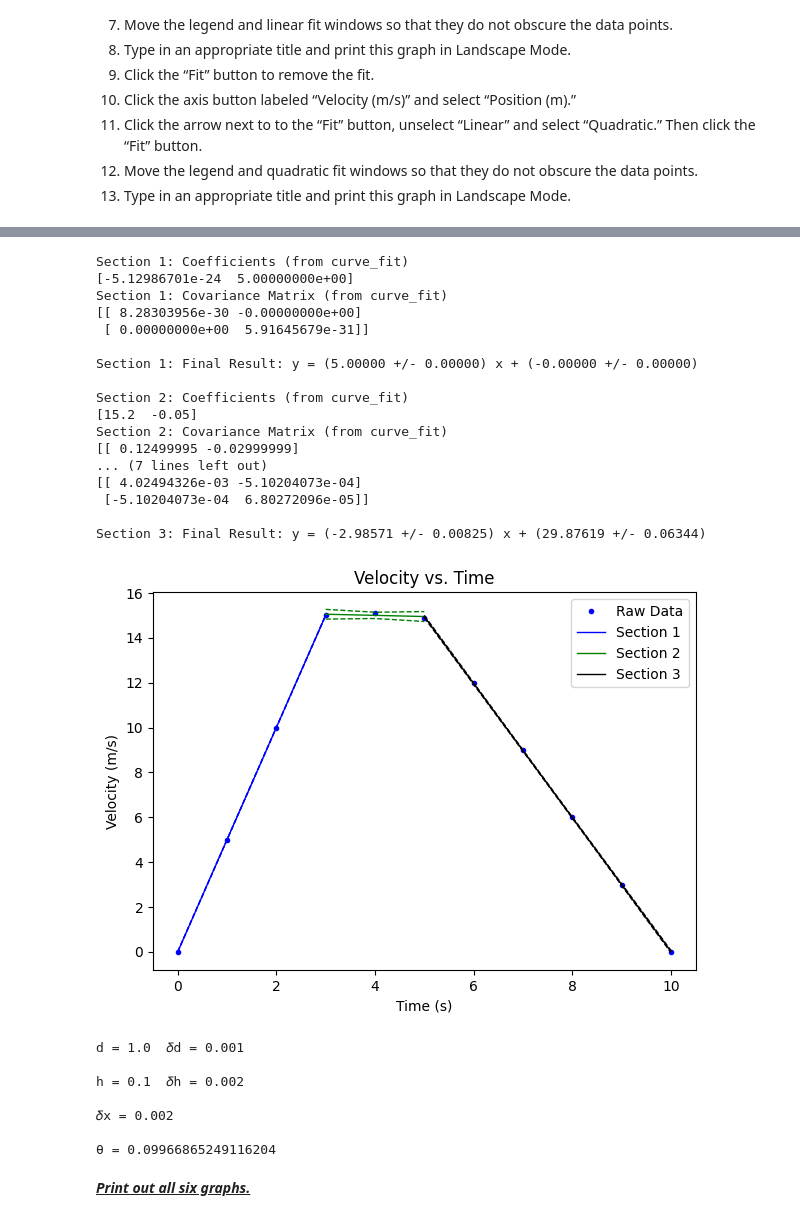
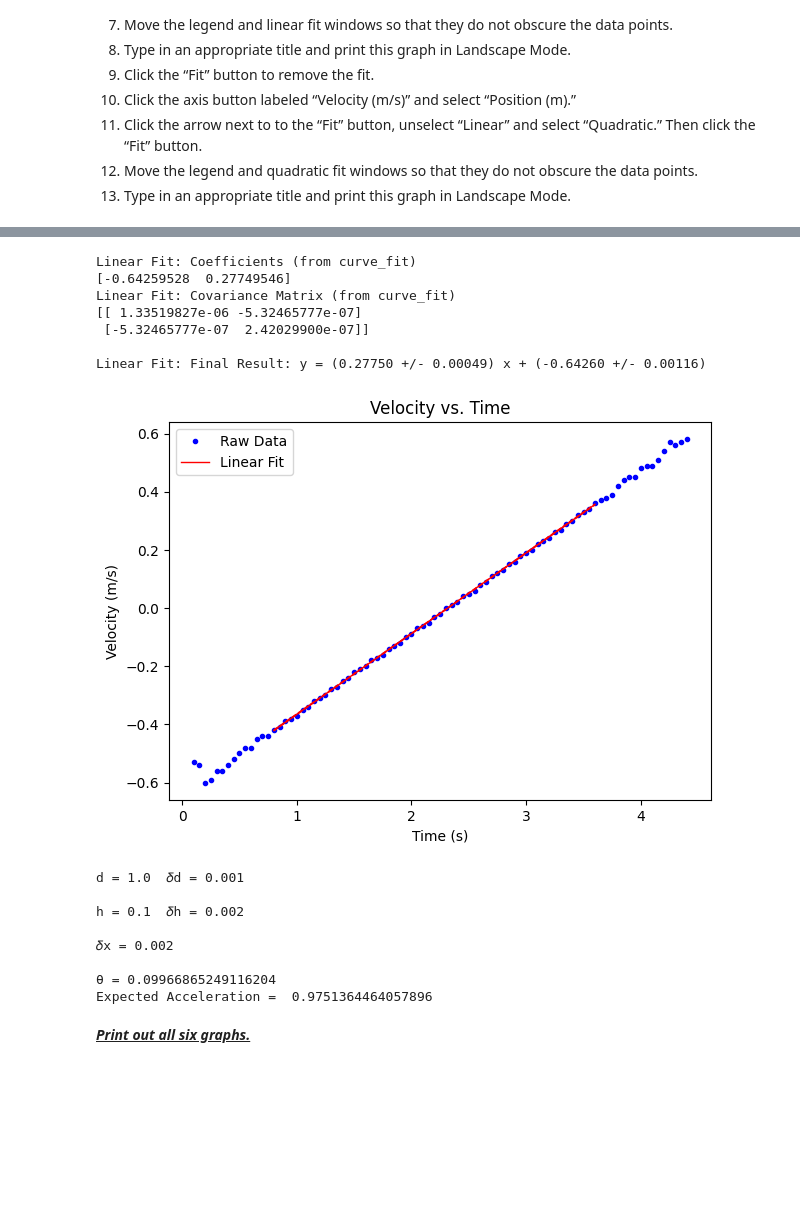
Before and after one commit to nmack21/PhysicsLabs, a Jupyter notebook: PHYS201/Lab2.ipynb, the cells around one changed output, grey strips where cells are left out. Drawn from its saved outputs; the diff is of its cells as text; code cells hidden in the pictures; blank space fills up the shorter version.

```diff
--- a/PHYS201/Lab2.ipynb
+++ b/PHYS201/Lab2.ipynb
@@ -520,17 +520,9 @@ Section 3: Final Result: y = (-0.00352 +/- 0.00317) x + (-0.85480 +/- 0.13620)
 # %%
 # Position vs. Time Graph (accelerated)
 
-# Reads the name of the csv file and gets the data
-df = pd.read_csv("./ExampleFiles/Position vs Time test.csv")
-
-# Prints information about the file
-#df.info()
-
-print("")
-
 # Defines the x and y values
-time = df.filter(['Time (s)'], axis=1).dropna()
-position = df.filter(['Position (m)'], axis=1).dropna()
+time = df.filter(['Time (s) Run #1'], axis=1).dropna()
+position = df.filter(['Position (m) Run #1'], axis=1).dropna()
 
 # Create a figure of reasonable size and resolution, white background, black edge color
 fig=plt.figure(figsize=(7,5), dpi= 100, facecolor='w', edgecolor='k')
@@ -538,19 +530,19 @@ fig=plt.figure(figsize=(7,5), dpi= 100, facecolor='w', edgecolor='k')
 # Gets the data values for x and y
 x_data = time.values.reshape(-1, 1)
 y_data = position.values.reshape(-1, 1)
-xi = df['Time (s)'].to_numpy()
-yi = df['Position (m)'].to_numpy()
+xi = df['Time (s) Run #1'].to_numpy()
+yi = df['Position (m) Run #1'].to_numpy()
 
 # Creates the base plot with titles
 # df.plot(x='Time (s)', y='Position (m)', kind ='scatter')
-plt.plot(x_data,y_data,'b.',label='Raw Data')
+plt.errorbar(x_data,y_data,Delta_t,Delta_x,'b.',label='Raw Data')
 plt.ylabel('Position (m)')
 plt.xlabel('Time (s)')
 plt.title('Position vs. Time')
 
 # Takes the x and y values to make a trendline
 #intercept, slope = linear_fit_plot(x_data,y_data)
-intercept, slope, dintercept, dslope = linear_fit_plot_errors(xi,yi,linestring='g-')
+#intercept, slope, dintercept, dslope = linear_fit_plot_errors(xi,yi,linestring='g-')
 
 # Adds the legend to the plot
 plt.legend()
@@ -571,71 +556,48 @@ Linear Fit: Final Result: y = (80.32143 +/- 0.86999) x + (-0.82143 +/- 3.13681)
 # %%
 # Velocity vs. Time Graph (Accelerated Motion)
 
-# Reads the name of the csv file and gets the data
-df = pd.read_csv("./ExampleFiles/Velocity vs Time test.csv")
-
-# Prints information about the file
-#df.info()
-
-print("")
-
 # Defines the x and y values
-time = df.filter(['Time (s)'], axis=1).dropna()
-velocity = df.filter(['Velocity (m/s)'], axis=1).dropna()
+time = df.filter(['Time (s) Run #1'], axis=1).dropna()
+velocity = df.filter(['Velocity (m/s) Run #1'], axis=1).dropna()
 
 fig=plt.figure(figsize=(7,5), dpi= 100, facecolor='w', edgecolor='k')
 
 # Gets the data values for x and y
 x_data = time.values.reshape(-1, 1)
 y_data = velocity.values.reshape(-1, 1)
-xi = df['Time (s)'].to_numpy()
-yi = df['Velocity (m/s)'].to_numpy()
+xi = df['Time (s) Run #1'].to_numpy()
+yi = df['Velocity (m/s) Run #1'].to_numpy()
 
 # Creates the base plot with titles
 # df.plot(x='Time (s)', y='Position (m)', kind ='scatter')
 plt.plot(x_data,y_data,'b.',label='Raw Data')
 plt.ylabel('Velocity (m/s)')
 plt.xlabel('Time (s)')
 plt.title('Velocity vs. Time')
 
 # Takes the x and y values to make a trendline
 #intercept1, slope1 = linear_fit_plot(x_data,y_data,0.0,3.0)
 #intercept2, slope2 = linear_fit_plot(x_data,y_data,3.0,5.0)
 #intercept3, slope3 = linear_fit_plot(x_data,y_data,5.0,10.0)
 intercept1, slope1, dintercept1, dslope1 = linear_fit_plot_errors(xi,yi,
-                                                                  0.0,3.0,"Section 1",'b-')
-intercept2, slope2, dintercept2, dslope2 = linear_fit_plot_errors(xi,yi,
-                                                                  3.0,5.0,"Section 2",'g-')
-intercept3, slope3, dintercept3, dslope3 = linear_fit_plot_errors(xi,yi,
-                                                                  5.0,10.0,"Section 3",'k-')
-
+                                                                  0.8,3.6,"Linear Fit",'r-')
 
 #Adds the legend to the plot
 plt.legend()
 
 # Displays the plot
 plt.show()
 
 print("")
 # %% [output]
-Section 1: Coefficients (from curve_fit)
-[-5.12986701e-24  5.00000000e+00]
-Section 1: Covariance Matrix (from curve_fit)
-[[ 8.28303956e-30 -0.00000000e+00]
- [ 0.00000000e+00  5.91645679e-31]]
+Linear Fit: Coefficients (from curve_fit)
+[-0.64259528  0.27749546]
+Linear Fit: Covariance Matrix (from curve_fit)
+[[ 1.33519827e-06 -5.32465777e-07]
+ [-5.32465777e-07  2.42029900e-07]]
 
-Section 1: Final Result: y = (5.00000 +/- 0.00000) x + (-0.00000 +/- 0.00000)
-
-Section 2: Coefficients (from curve_fit)
-[15.2  -0.05]
-Section 2: Covariance Matrix (from curve_fit)
-[[ 0.12499995 -0.02999999]
-... (7 lines left out)
-[[ 4.02494326e-03 -5.10204073e-04]
- [-5.10204073e-04  6.80272096e-05]]
-
-Section 3: Final Result: y = (-2.98571 +/- 0.00825) x + (29.87619 +/- 0.06344)
+Linear Fit: Final Result: y = (0.27750 +/- 0.00049) x + (-0.64260 +/- 0.00116)
-[figure, old version]
+[figure, new version]
 # %%
 # Raw Data 4
 
@@ -646,7 +608,7 @@ d = 1.000
 uncertainty_d = 0.001
 
 # The thickness of the 2x4 and the uncertainty in that thickness
-h = .10
+h = .
 uncertainty_h = 0.002
 
 # Your new uncertainty in cart position
@@ -664,6 +626,12 @@ print("")
 print("𝛿x =", uncertainty_x)
 print("")
 print("θ =", theta)
+
+gravity = 9.80
+
+acceleration_theory = gravity*np.sin(theta)
+
+print ("Expected Acceleration = ",acceleration_theory)
 # %% [output]
 d = 1.0  𝛿d = 0.001
 
@@ -672,6 +640,7 @@ h = 0.1  𝛿h = 0.002
 𝛿x = 0.002
 
 θ = 0.09966865249116204
+Expected Acceleration =  0.9751364464057896
 # %% [markdown]
 <u>***Print out all six graphs.***</u>
 # %% [markdown]
```
Also changed, not shown: parts of 2 cells of this notebook.
